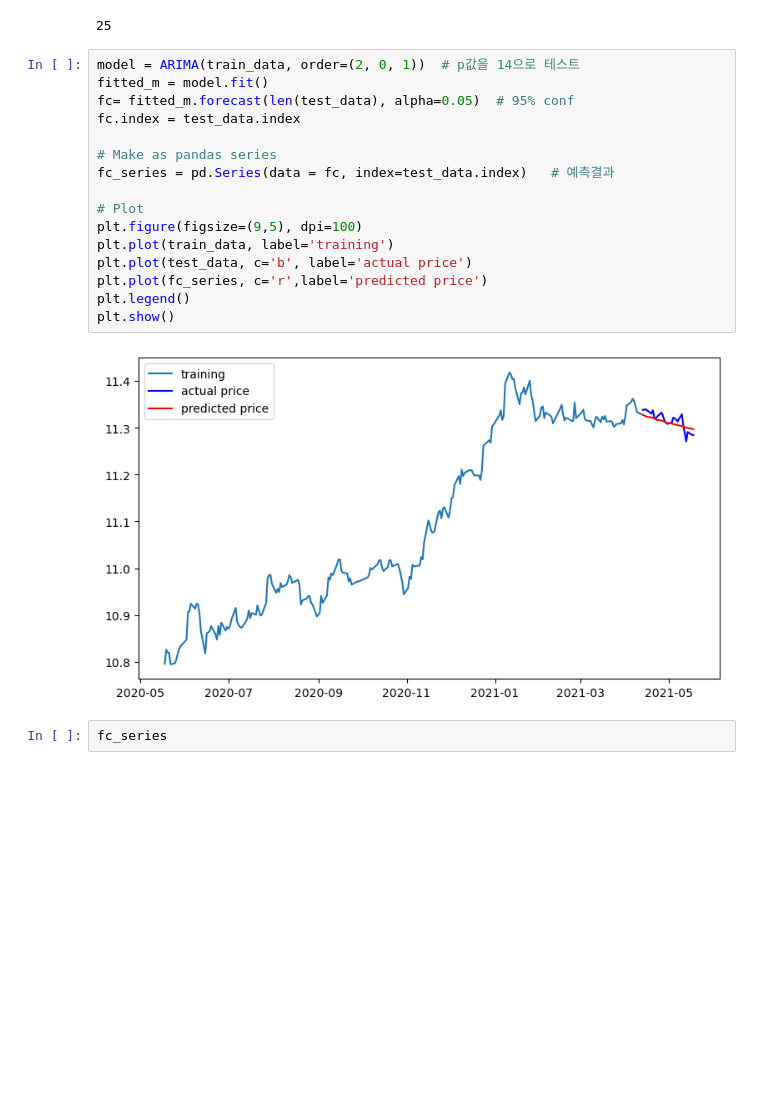
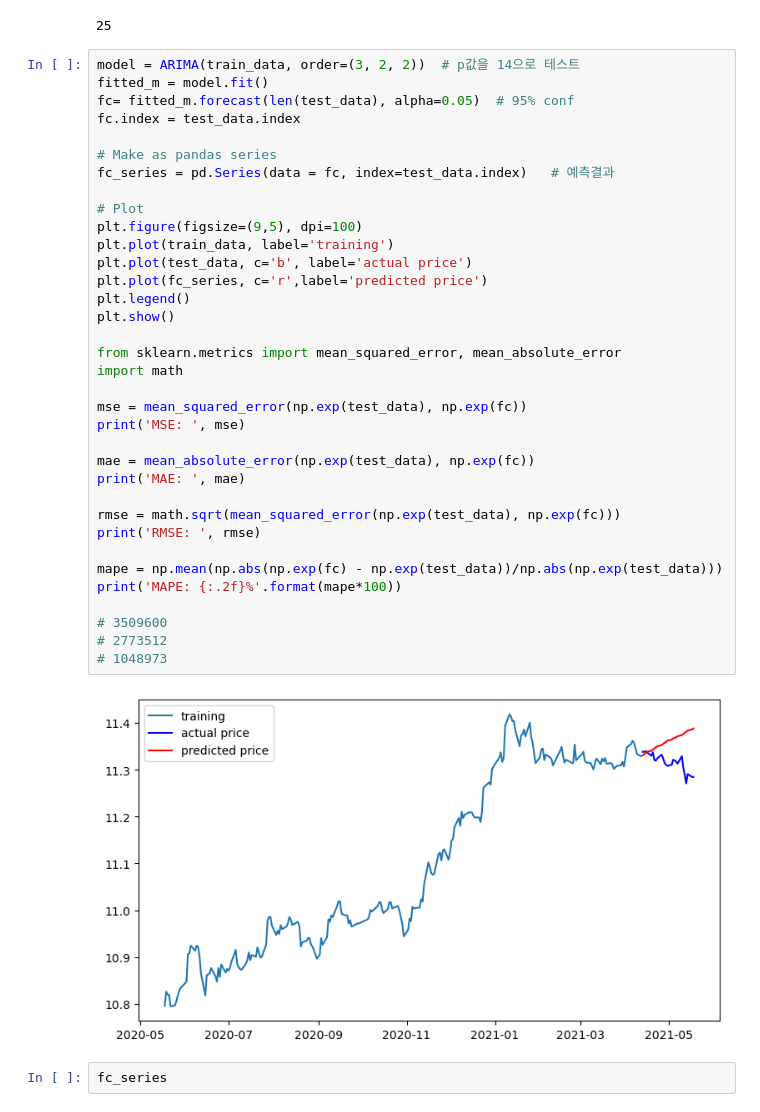
Before and after one commit to koreaTail/aiffel_git, a Jupyter notebook: samsung_stock_pre.ipynb, the cells around one changed output. Saved outputs shown, nothing was run; the diff lists cells and outputs as text; blank space fills up the shorter version.

```diff
--- a/samsung_stock_pre.ipynb
+++ b/samsung_stock_pre.ipynb
@@ -364,23 +364,42 @@ len(test_data)
 # %% [output]
 25
 # %%
-model = ARIMA(train_data, order=(2, 0, 1))  # p값을 14으로 테스트
+model = ARIMA(train_data, order=(3, 2, 2))  # p값을 14으로 테스트
 fitted_m = model.fit()
 fc= fitted_m.forecast(len(test_data), alpha=0.05)  # 95% conf
 fc.index = test_data.index
 
 # Make as pandas series
 fc_series = pd.Series(data = fc, index=test_data.index)   # 예측결과
 
 # Plot
 plt.figure(figsize=(9,5), dpi=100)
 plt.plot(train_data, label='training')
 plt.plot(test_data, c='b', label='actual price')
 plt.plot(fc_series, c='r',label='predicted price')
 plt.legend()
 plt.show()
+
+from sklearn.metrics import mean_squared_error, mean_absolute_error
+import math
+
+mse = mean_squared_error(np.exp(test_data), np.exp(fc))
+print('MSE: ', mse)
+
+mae = mean_absolute_error(np.exp(test_data), np.exp(fc))
+print('MAE: ', mae)
+
+rmse = math.sqrt(mean_squared_error(np.exp(test_data), np.exp(fc)))
+print('RMSE: ', rmse)
+
+mape = np.mean(np.abs(np.exp(fc) - np.exp(test_data))/np.abs(np.exp(test_data)))
+print('MAPE: {:.2f}%'.format(mape*100))
+
+# 3509600
+# 2773512
+# 1048973
 # %% [output]
-[figure, old version]
+[figure, new version]
 # %%
 fc_series
 # %% [output]
```
Also changed, not shown: parts of 7 cells of this notebook.
